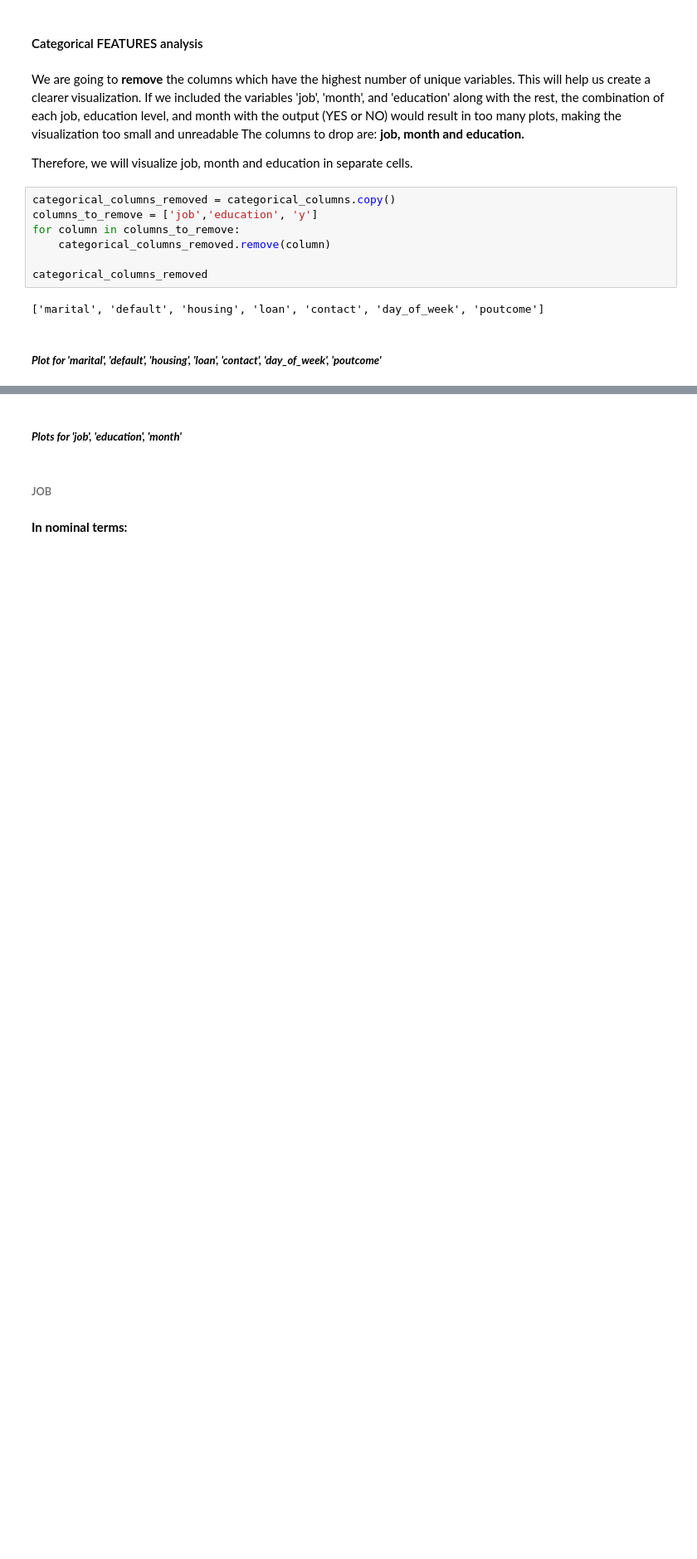
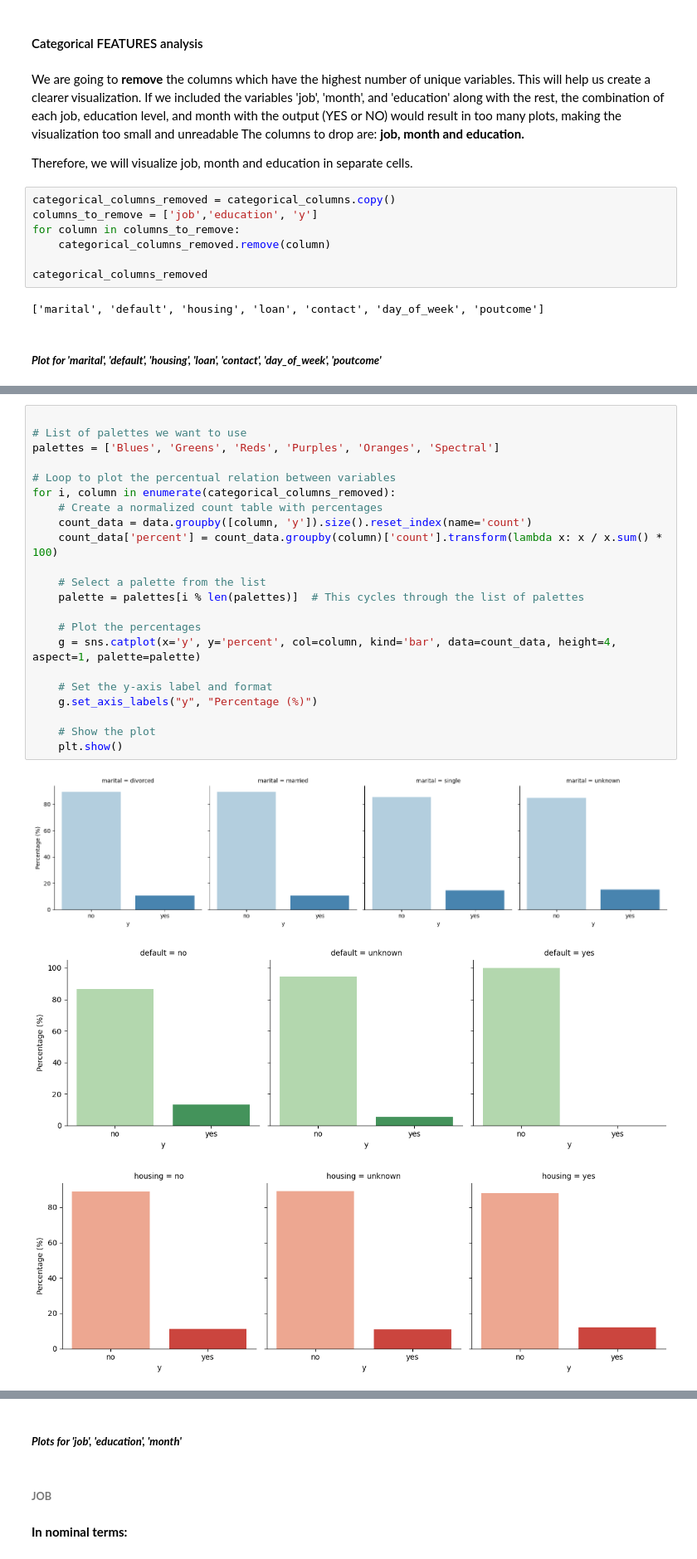
Before and after one commit to PostaElio/ICARO-Data-Science-Projects, a Jupyter notebook: Sprint_1/Sprint_1.ipynb, the cells around one changed output, grey strips where cells are left out. Shown at 83% size. Cells and saved outputs as stored; diff of their text form; blank space fills up the shorter version.

```diff
--- a/Sprint_1/Sprint_1.ipynb
+++ b/Sprint_1/Sprint_1.ipynb
@@ -334,0 +330,26 @@ for column in categorical_columns_removed:
+# %%
+
+# List of palettes we want to use
+palettes = ['Blues', 'Greens', 'Reds', 'Purples', 'Oranges', 'Spectral']
+
+# Loop to plot the percentual relation between variables
+for i, column in enumerate(categorical_columns_removed):
+    # Create a normalized count table with percentages
+    count_data = data.groupby([column, 'y']).size().reset_index(name='count')
+    count_data['percent'] = count_data.groupby(column)['count'].transform(lambda x: x / x.sum() * 100)
+
+    # Select a palette from the list
+    palette = palettes[i % len(palettes)]  # This cycles through the list of palettes
+
+    # Plot the percentages
+    g = sns.catplot(x='y', y='percent', col=column, kind='bar', data=count_data, height=4, aspect=1, palette=palette)
+
+    # Set the y-axis label and format
+    g.set_axis_labels("y", "Percentage (%)")
+
+    # Show the plot
+    plt.show()
+# %% [output]
+[figure, added]
+[figure, added]
+[figure, added]
```
Also changed, not shown: parts of 66 cells of this notebook.
